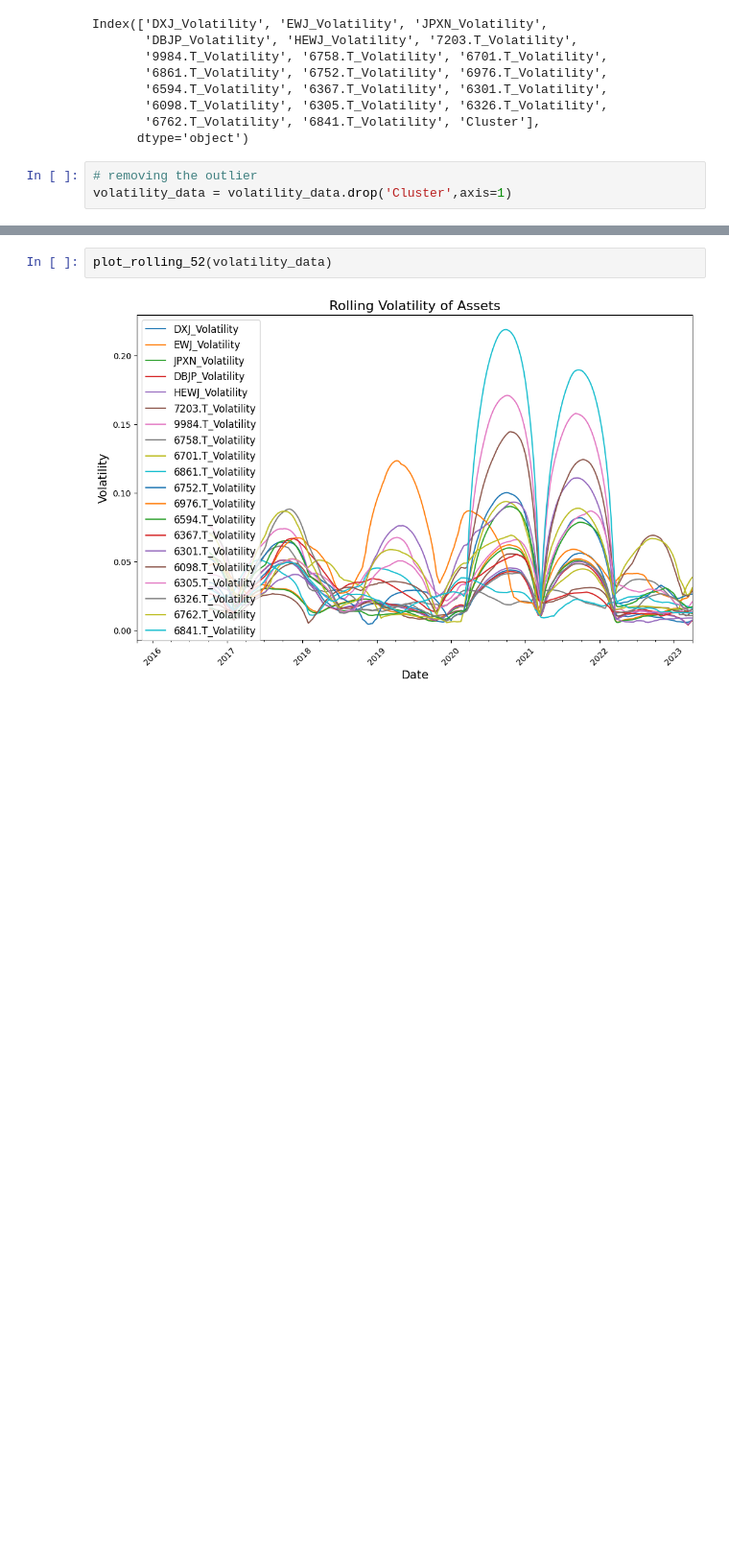
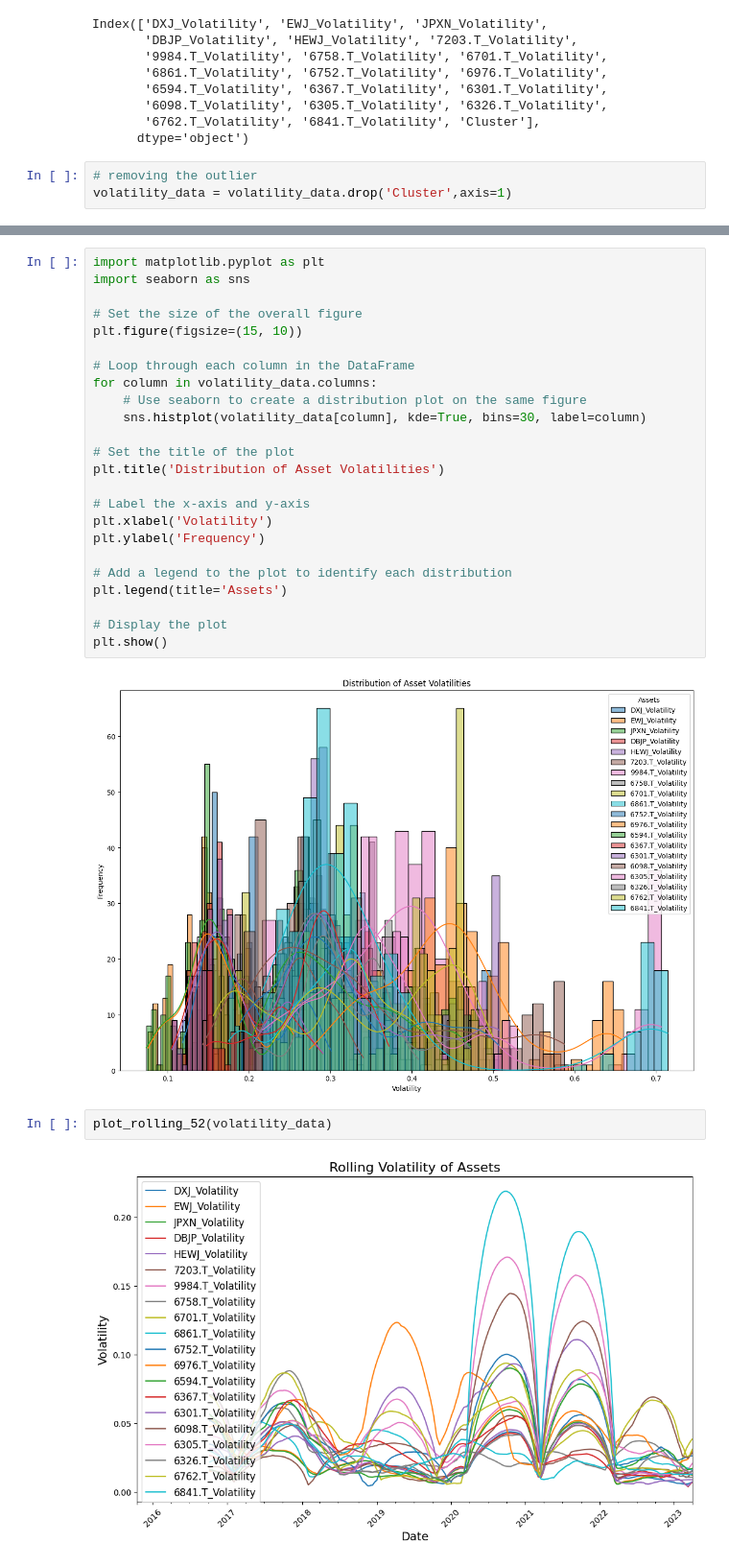
Before and after one commit to Shaddynetwork/PORTFOLIO-REBALANCING, a Jupyter notebook: CAPSTONE_PROJECT.ipynb, the cells around one changed output, grey strips where cells are left out. Shown at 96% size. Cells and saved outputs as stored; diff of their text form; blank space fills up the shorter version.

```diff
--- a/CAPSTONE_PROJECT.ipynb
+++ b/CAPSTONE_PROJECT.ipynb
@@ -555,3 +607,29 @@ volatility_data = volatility_data.drop('Cluster',axis=1)
+# %%
+import matplotlib.pyplot as plt
+import seaborn as sns
+
+# Set the size of the overall figure
+plt.figure(figsize=(15, 10))
+
+# Loop through each column in the DataFrame
+for column in volatility_data.columns:
+    # Use seaborn to create a distribution plot on the same figure
+    sns.histplot(volatility_data[column], kde=True, bins=30, label=column)
+
+# Set the title of the plot
+plt.title('Distribution of Asset Volatilities')
+
+# Label the x-axis and y-axis
+plt.xlabel('Volatility')
+plt.ylabel('Frequency')
+
+# Add a legend to the plot to identify each distribution
+plt.legend(title='Assets')
+
+# Display the plot
+plt.show()
+# %% [output]
+[figure, added]
 # %%
 plot_rolling_52(volatility_data)
 # %% [output]
```
Also changed, not shown: parts of 25 cells of this notebook.
